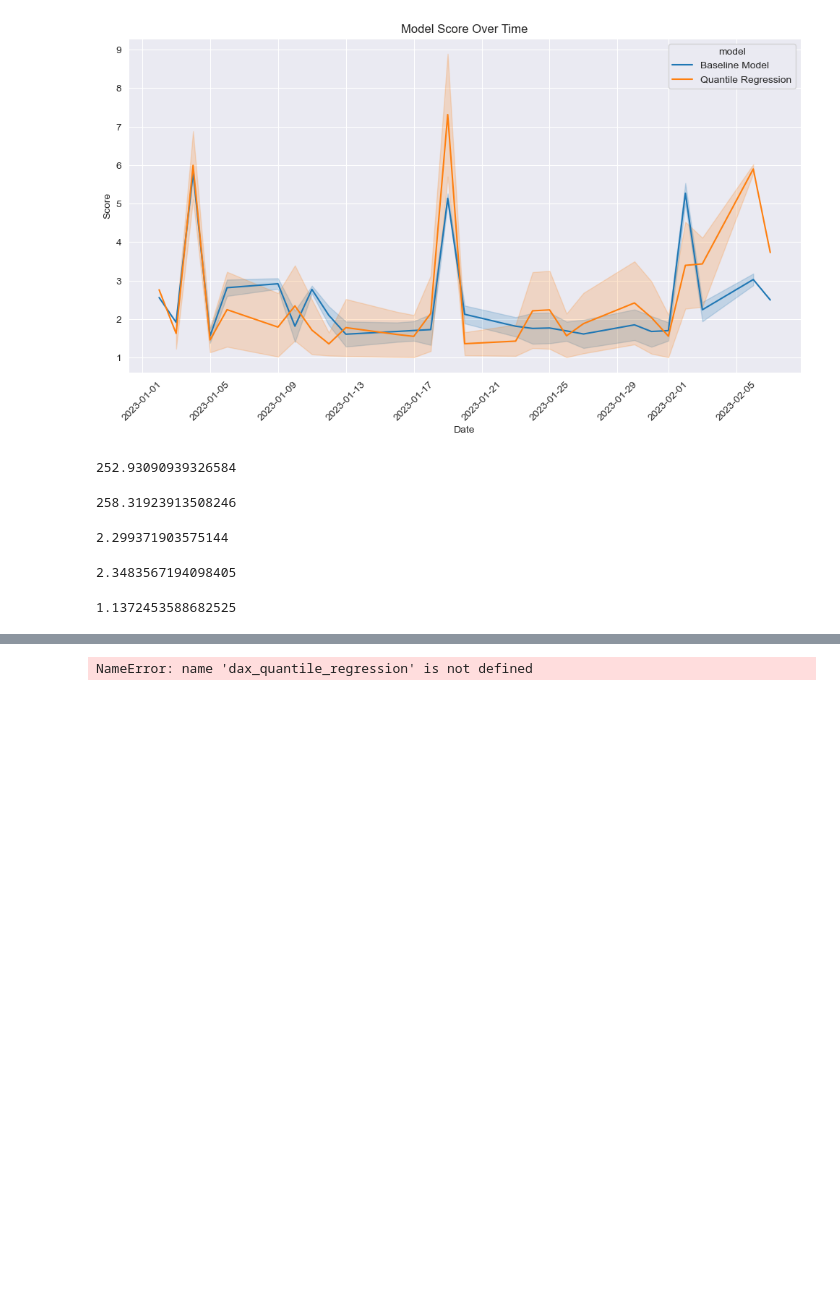
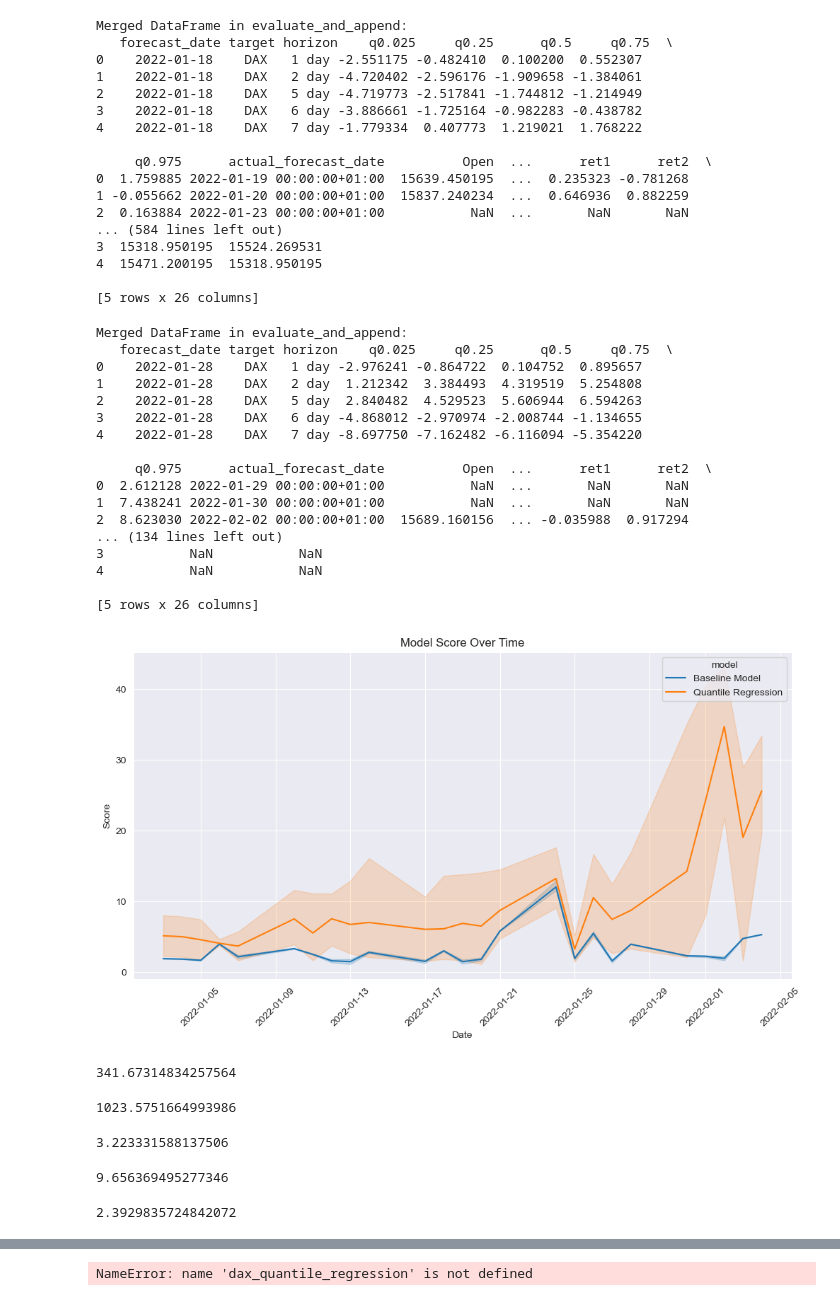
Before and after one commit to Stephantmp/probabilistic-forecasting-challenge, a Jupyter notebook: notebooks/20231129/ensemble_regression.ipynb, the cells around one changed output, grey strips where cells are left out. Drawn from its saved outputs; the diff is of its cells as text; code cells hidden in the pictures; blank space fills up the shorter version.

```diff
--- a/notebooks/20231129/ensemble_regression.ipynb
+++ b/notebooks/20231129/ensemble_regression.ipynb
@@ -40,8 +40,8 @@ quantile_model = {
     'function': DAX_quantile_regression.DAX_quantile_regression
 }
 # %%
-start_date = '2023-01-01'
-end_date = '2023-01-31'
+start_date = '2022-01-01'
+end_date = '2022-01-30'
 
 evaluation_model1, evaluation_model2 = evaluate_dax.evaluate(baseline_model, quantile_model, daxdata, start_date, end_date)
 # %% [output]
@@ -65,24 +167,58 @@ Merged DataFrame in evaluate_and_append:
+Merged DataFrame in evaluate_and_append:
+   forecast_date target horizon    q0.025     q0.25      q0.5     q0.75  \
+0    2022-01-18    DAX   1 day -2.551175 -0.482410  0.100200  0.552307
+1    2022-01-18    DAX   2 day -4.720402 -2.596176 -1.909658 -1.384061
+2    2022-01-18    DAX   5 day -4.719773 -2.517841 -1.744812 -1.214949
+3    2022-01-18    DAX   6 day -3.886661 -1.725164 -0.982283 -0.438782
+4    2022-01-18    DAX   7 day -1.779334  0.407773  1.219021  1.768222
+
+     q0.975      actual_forecast_date          Open  ...      ret1      ret2  \
+0  1.759885 2022-01-19 00:00:00+01:00  15639.450195  ...  0.235323 -0.781268
+1 -0.055662 2022-01-20 00:00:00+01:00  15837.240234  ...  0.646936  0.882259
+2  0.163884 2022-01-23 00:00:00+01:00           NaN  ...       NaN       NaN
+... (584 lines left out)
+3  15318.950195  15524.269531
+4  15471.200195  15318.950195
+
+[5 rows x 26 columns]
+Merged DataFrame in evaluate_and_append:
+   forecast_date target horizon    q0.025     q0.25      q0.5     q0.75  \
+0    2022-01-28    DAX   1 day -2.976241 -0.864722  0.104752  0.895657
+1    2022-01-28    DAX   2 day  1.212342  3.384493  4.319519  5.254808
+2    2022-01-28    DAX   5 day  2.840482  4.529523  5.606944  6.594263
+3    2022-01-28    DAX   6 day -4.868012 -2.970974 -2.008744 -1.134655
+4    2022-01-28    DAX   7 day -8.697750 -7.162482 -6.116094 -5.354220
+
+     q0.975      actual_forecast_date          Open  ...      ret1      ret2  \
+0  2.612128 2022-01-29 00:00:00+01:00           NaN  ...       NaN       NaN
+1  7.438241 2022-01-30 00:00:00+01:00           NaN  ...       NaN       NaN
+2  8.623030 2022-02-02 00:00:00+01:00  15689.160156  ... -0.035988  0.917294
+... (134 lines left out)
+3           NaN           NaN
+4           NaN           NaN
+
+[5 rows x 26 columns]
-[figure, old version]
+[figure, new version]
 # %%
 evaluation_model1['score'].sum()
 # %% [output]
-252.93090939326584
+341.67314834257564
 # %%
 evaluation_model2['score'].sum()
 # %% [output]
-258.31923913508246
+1023.5751664993986
 # %%
 evaluation_model1['score'].mean()
 # %% [output]
-2.299371903575144
+3.223331588137506
 # %%
 evaluation_model2['score'].mean()
 # %% [output]
-2.3483567194098405
+9.656369495277346
 # %%
 evaluation_model1['score'].std()
 # %% [output]
-1.1372453588682525
+2.3929835724842072
 # %%
 evaluation_model2['score'].std()
 # %% [output]
```
Also changed, not shown: parts of 12 cells of this notebook, 5 other files.
